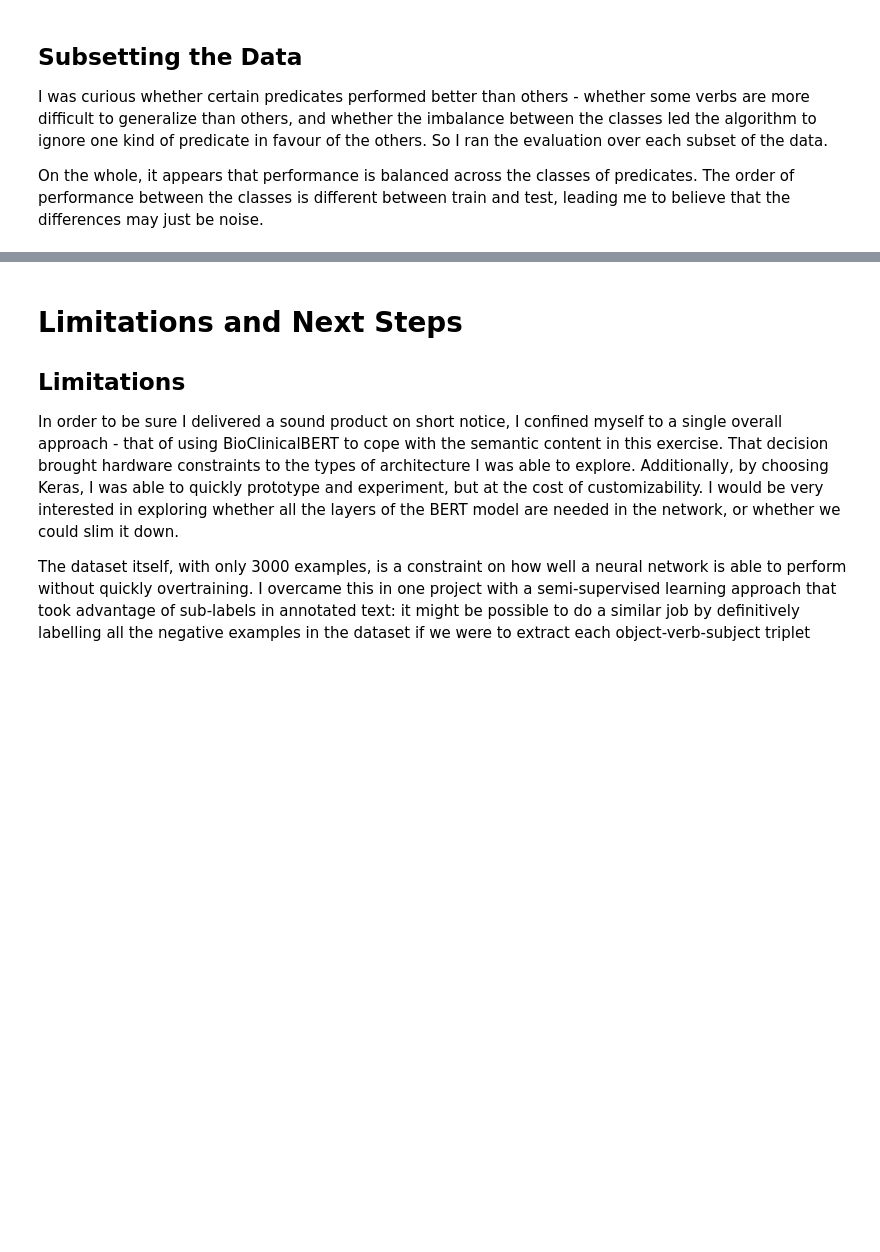
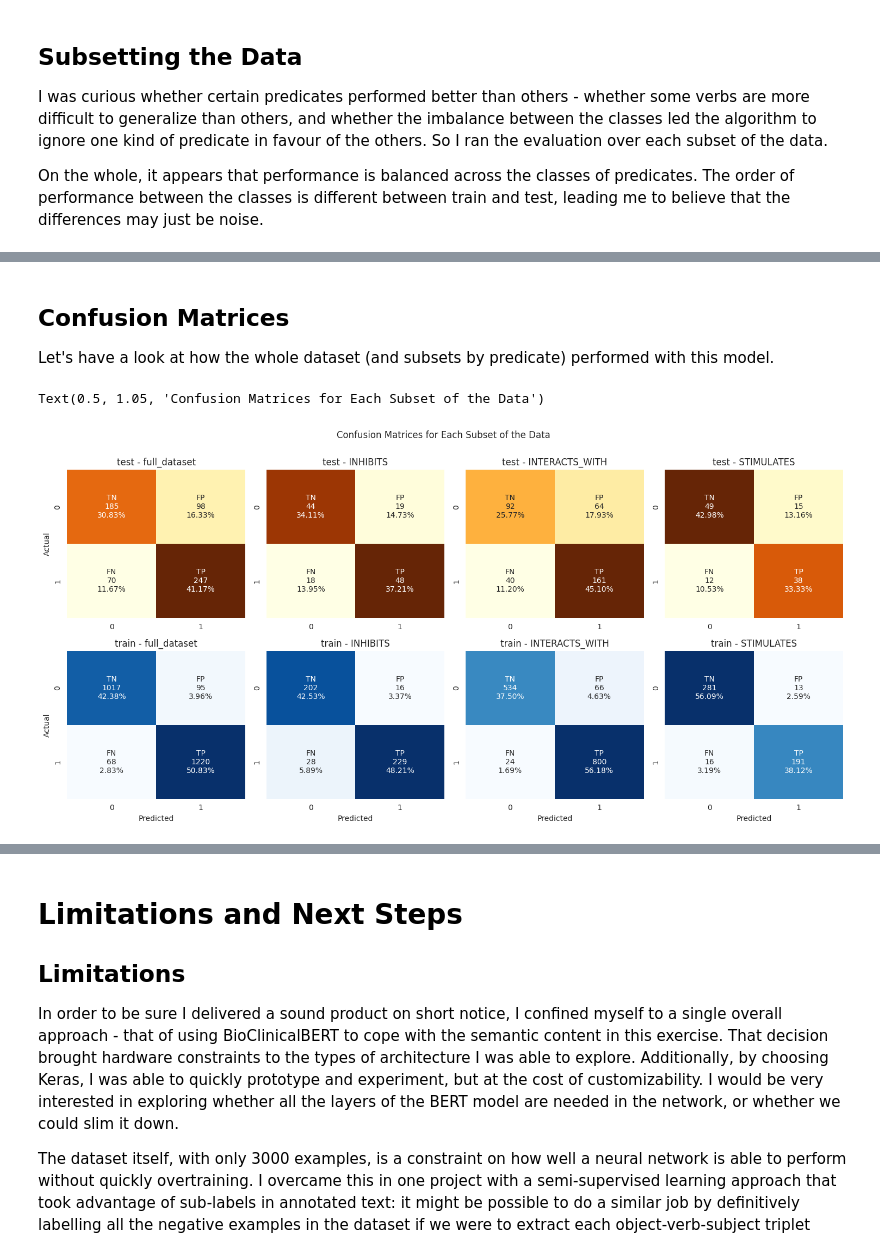
Before and after one commit to arfenarf/predications, a Jupyter notebook: main_notebook.ipynb, the cells around one changed output, grey strips where cells are left out. Cells and saved outputs as stored; diff of their text form; code cells hidden in the pictures; blank space fills up the shorter version.

```diff
--- a/main_notebook.ipynb
+++ b/main_notebook.ipynb
@@ -261,0 +288,27 @@ class_df.loc[class_df['metric']!='support', ['metric', 'weighted avg', 'dataset'
+# %% [markdown]
+## Confusion Matrices
+
+Let's have a look at how the whole dataset (and subsets by predicate) performed with this model.
+# %%
+fig, axs = plt.subplots(2, 4, figsize=(15, 7))
+group_names = ['TN', 'FP', 'FN', 'TP']
+
+cmap = {'train': 'Blues', 'test': 'YlOrBr'}
+for i, ds in enumerate(conf_mxes):
+    for j, stratum in enumerate(conf_mxes[ds]):
+        group_counts = ['{0:0.0f}'.format(value) for value in conf_mxes[ds][stratum].flatten()]
+        group_percentages = ['{0:.2%}'.format(value) for value in conf_mxes[ds][stratum].flatten()/np.sum(conf_mxes[ds][stratum])]
+        labels = [f'{nm}\n{ct}\n{pct}' for nm, ct, pct in zip(group_names, group_counts, group_percentages)]
+        labels = np.asarray(labels).reshape(2,2)
+        sns.heatmap(conf_mxes[ds][stratum], annot=labels, cmap=cmap[ds], fmt='', cbar=False, ax=axs[i,j])
+        axs[i,j].set_title(f'{ds} - {stratum}')
+        if i==1:
+            axs[i,j].set_xlabel('Predicted')
+        if j==0:
+            axs[i,j].set_ylabel('Actual')
+
+plt.tight_layout()
+plt.suptitle('Confusion Matrices for Each Subset of the Data', y=1.05)
+# %% [output]
+Text(0.5, 1.05, 'Confusion Matrices for Each Subset of the Data')
+[figure, added]
```
Also changed, not shown: parts of 20 cells of this notebook, 3 other files.
